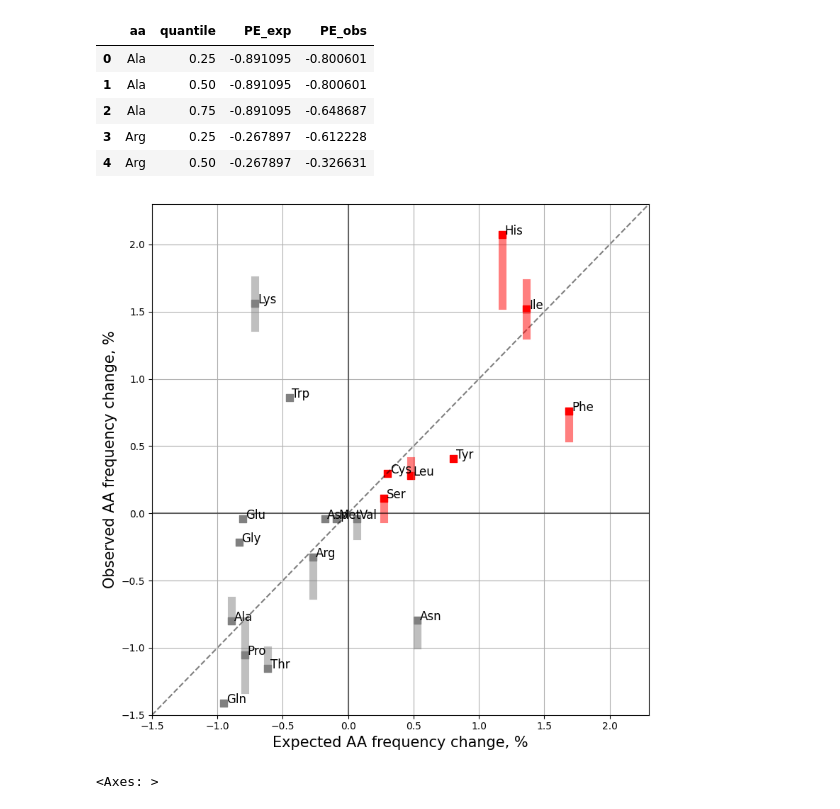
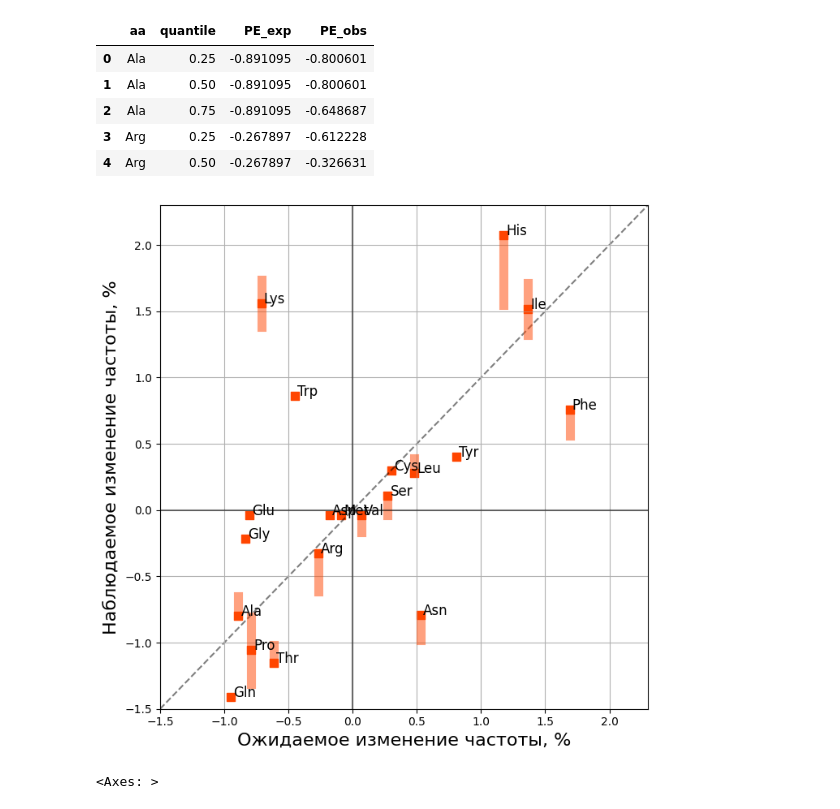
Before and after one commit to mitoclub/RNAViralMutSpec, a Jupyter notebook: 1sars-cov-2/2.3changes_during_COVID-19.ipynb, the cells around one changed output. Cells and saved outputs as stored; diff of their text form; code cells hidden in the pictures.

```diff
--- a/1sars-cov-2/2.3changes_during_COVID-19.ipynb
+++ b/1sars-cov-2/2.3changes_during_COVID-19.ipynb
@@ -521,43 +521,42 @@ quantiles.head()
 losers = []
 gainers = ['Ser', 'Leu', 'His', 'Ile', 'Cys', 'Tyr', 'Phe']
 # %%
-fig = plt.figure(figsize=(8, 8))
+fig = plt.figure(figsize=(7, 7))
 ax = fig.add_subplot(111)
 
 for aa, gr in quantiles.groupby('aa'):
     eq1, eq2, eq3 = gr['PE_exp'].values
     oq1, oq2, oq3 = gr['PE_obs'].values
 
-    if aa in losers:
-        color = 'blue'
-    elif aa in gainers:
-        color = 'red'
-    else:
-        color = 'gray'
+    # if aa in losers:
+    #     color = 'blue'
+    # elif aa in gainers:
+    #     color = 'red'
+    # else:
+    #     color = 'gray'
+    color = 'orangered'
     plt.plot(gr['PE_exp'], gr['PE_obs'], '-', color=color, label=aa, alpha=0.5, linewidth=8)
     plt.scatter(eq2, oq2,  s=50, marker='s', c=color)
     plt.text(eq2+0.02, oq2, aa, fontsize=12, ha='left', va='baseline')
 
 
 ax.plot([-1.5, 2.5], [-1.5, 2.5], 'k--', alpha=0.5, zorder=1)
 plt.grid()
-plt.xlabel('Expected AA frequency change, %', fontsize=15)
-plt.ylabel('Observed AA frequency change, %', fontsize=15)
-# plt.xlabel('Ожидаемое изменение частоты, %', fontsize=15)
-# plt.ylabel('Наблюдаемое изменение частоты, %', fontsize=15)
+plt.xlabel('Ожидаемое изменение частоты, %', fontsize=16)
+plt.ylabel('Наблюдаемое изменение частоты, %', fontsize=16)
 ybound = ax.get_ylim()
 xbound = ax.get_xlim()
 ybound = [-1.5, 2.3]
 xbound = [-1.5, 2.3]
 plt.vlines(0, *ybound, color='k', alpha=0.5)
 plt.hlines(0, *xbound, color='k', alpha=0.5)
 ax.set_xlim(xbound)
 ax.set_ylim(ybound)
 plt.tight_layout()
 plt.savefig('./figures/aa_freqs_change_sim.pdf', bbox_inches='tight')
 plt.show()
 # %% [output]
-[figure, old version]
+[figure, new version]
 # %%
 normality = df_change_total.groupby('Accession ID').apply(lambda x: shapiro(x['PE_obs'])[1])
 normality.hist(bins=25)
```
Also changed, not shown: 5 other files.
